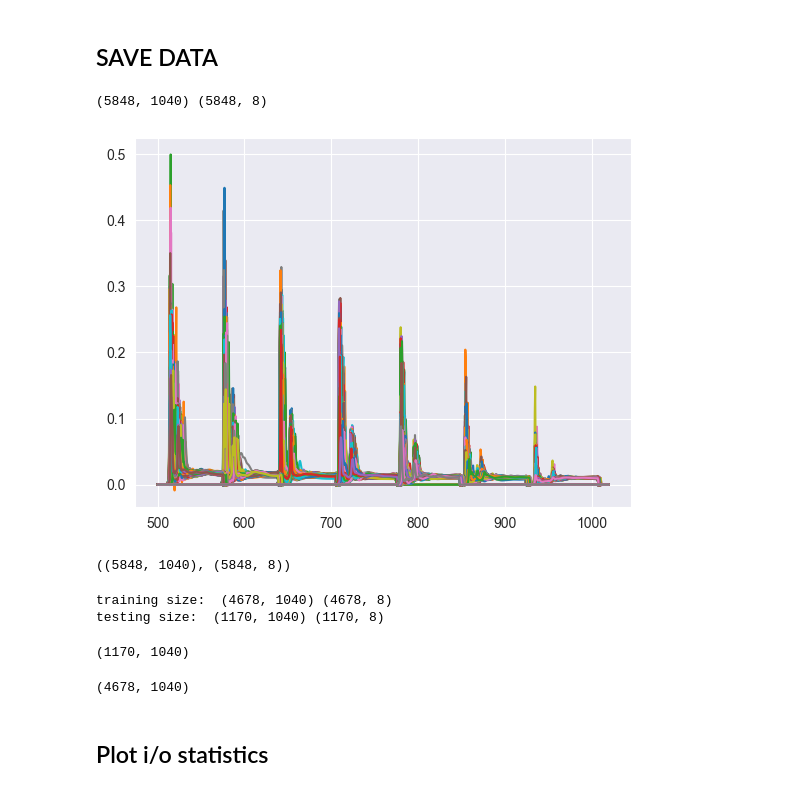
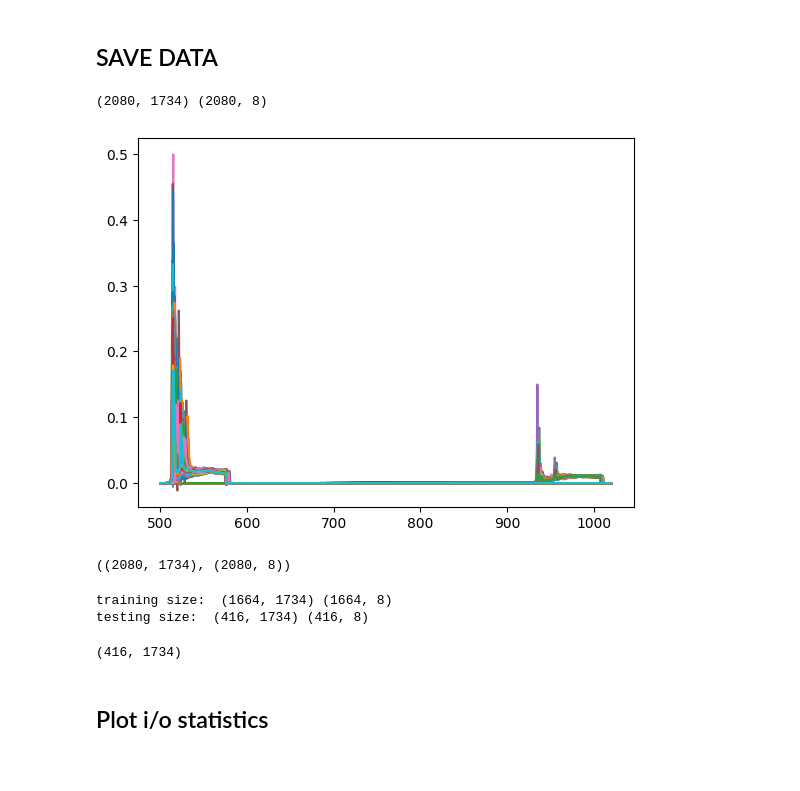
Before and after one commit to Pravanop/ML4Oxi, a Jupyter notebook: Project_Code/3) Dataset Cleaning.ipynb, the cells around one changed output. Saved outputs shown, nothing was run; the diff lists cells and outputs as text; code cells hidden in the pictures.

Commit message:
specify element

```diff
--- a/Project_Code/3) Dataset Cleaning.ipynb
+++ b/Project_Code/3) Dataset Cleaning.ipynb
@@ -90,7 +90,7 @@ def savgol_smooth(intensity: np.array, energy: np.array, energy_grid: np.array,
 # print('energy_min:', energy_min)
 # print('energy_max:', energy_max)
 
-def get_intensity_vector(data, energy_window_length, energy_interval):
+def get_intensity_vector(data, energy_window_length, energy_interval, element_list):
 	'''
 	Energy range is from 500 to 1020 eV
 	'''
@@ -99,16 +99,24 @@ def get_intensity_vector(data, energy_window_length, energy_interval):
 
 	for element, value in data.items():
 		for mpid, spectrum in value.items():
-			energy = spectrum['energy']
-			intensity = spectrum['intensity']
-			intensity_on_new_grid = savgol_smooth(intensity, energy, energy_grid, energy_window_length)
-			intensity_vector.append(intensity_on_new_grid)
+			if element in element_list:
+				energy = spectrum['energy']
+				intensity = spectrum['intensity']
+				intensity_on_new_grid = savgol_smooth(intensity, energy, energy_grid, energy_window_length)
+				intensity_vector.append(intensity_on_new_grid)
 
 	return np.array(intensity_vector)
 
 
-def get_oxidation_vector(data):
-	oxidation_states = [sorted(i['oxidation_state']) for element in data.values() for i in element.values()]
+def get_oxidation_vector(data, element_list):
+	oxidation_states = [
+        sorted(i['oxidation_state'])
+        for element, sub_data in data.items()
+        if element in element_list
+        for i in sub_data.values()
+    ]
+
+
 	oxidation_state_processed = np.zeros((len(oxidation_states), 8))
 
 	for idx, state in enumerate(oxidation_states):
@@ -130,24 +138,26 @@ data = remove_element_data(data)
 ## SAVE DATA
 # %%
 energy_window_length = 1.5 # in eV
-energy_interval = 0.5 # in eV
-intensity_use = get_intensity_vector(data, energy_window_length, energy_interval)
-oxidation_state_use = get_oxidation_vector(data)
+energy_interval = 0.3 # in eV
+#element_list = ['Mn', 'Cu', 'Cr', 'V', 'Fe', 'Ni', 'Co']
+element_list = ['V', 'Cu']
+intensity_use = get_intensity_vector(data, energy_window_length, energy_interval, element_list)
+oxidation_state_use = get_oxidation_vector(data, element_list)
 
 for i in intensity_use:
     plt.plot(np.arange(500, 1020, energy_interval), i)
 
 print(intensity_use.shape, oxidation_state_use.shape)
 # %% [output]
-(5848, 1040) (5848, 8)
+(2080, 1734) (2080, 8)
-[figure, old version]
+[figure, new version]
 # %%
 X = np.array(intensity_use)
 Y = np.array(oxidation_state_use)
 
 X.shape, Y.shape
 # %% [output]
-((5848, 1040), (5848, 8))
+((2080, 1734), (2080, 8))
 # %%
 x_train, x_test, y_train, y_test = train_test_split(X, Y, test_size=0.2, random_state=42) # if you use same random state, same sets will be created
 # 80-20% train test split
@@ -155,12 +165,12 @@ x_train, x_test, y_train, y_test = train_test_split(X, Y, test_size=0.2, random_
 print("training size: ", x_train.shape, y_train.shape)
 print("testing size: ", x_test.shape, y_test.shape)
 # %% [output]
-training size:  (4678, 1040) (4678, 8)
-testing size:  (1170, 1040) (1170, 8)
+training size:  (1664, 1734) (1664, 8)
+testing size:  (416, 1734) (416, 8)
 # %%
 print(x_test.shape)
 # %% [output]
-(1170, 1040)
+(416, 1734)
 # %%
 # save the data into numpy files
 
@@ -172,8 +182,6 @@ np.save(f"../dataset/y_test_{energy_interval}.npy", y_test)
 #can be loaded like so
 x_train = np.load(f"../dataset/x_train_{energy_interval}.npy")
 x_train.shape
-# %% [output]
-(4678, 1040)
 # %% [markdown]
 ## Plot i/o statistics
 # %%
```
Also changed, not shown: 2 other files.
